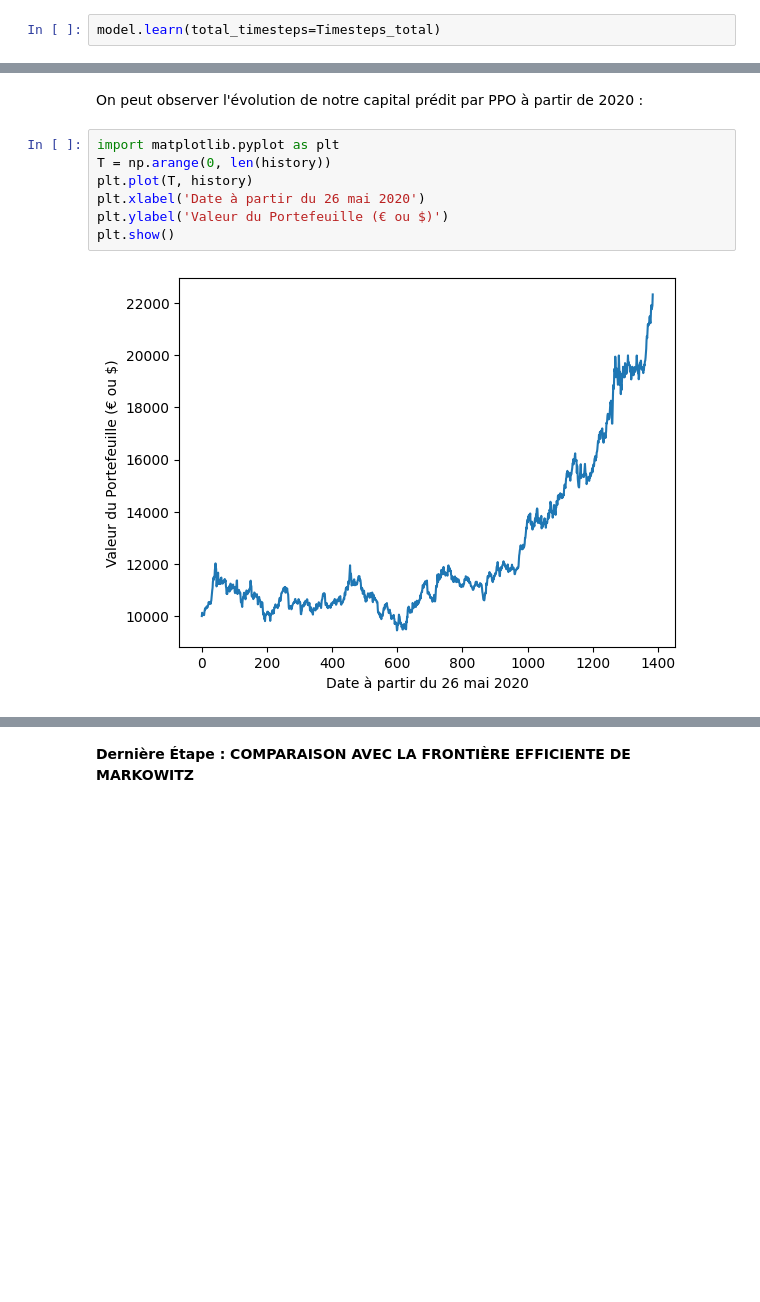
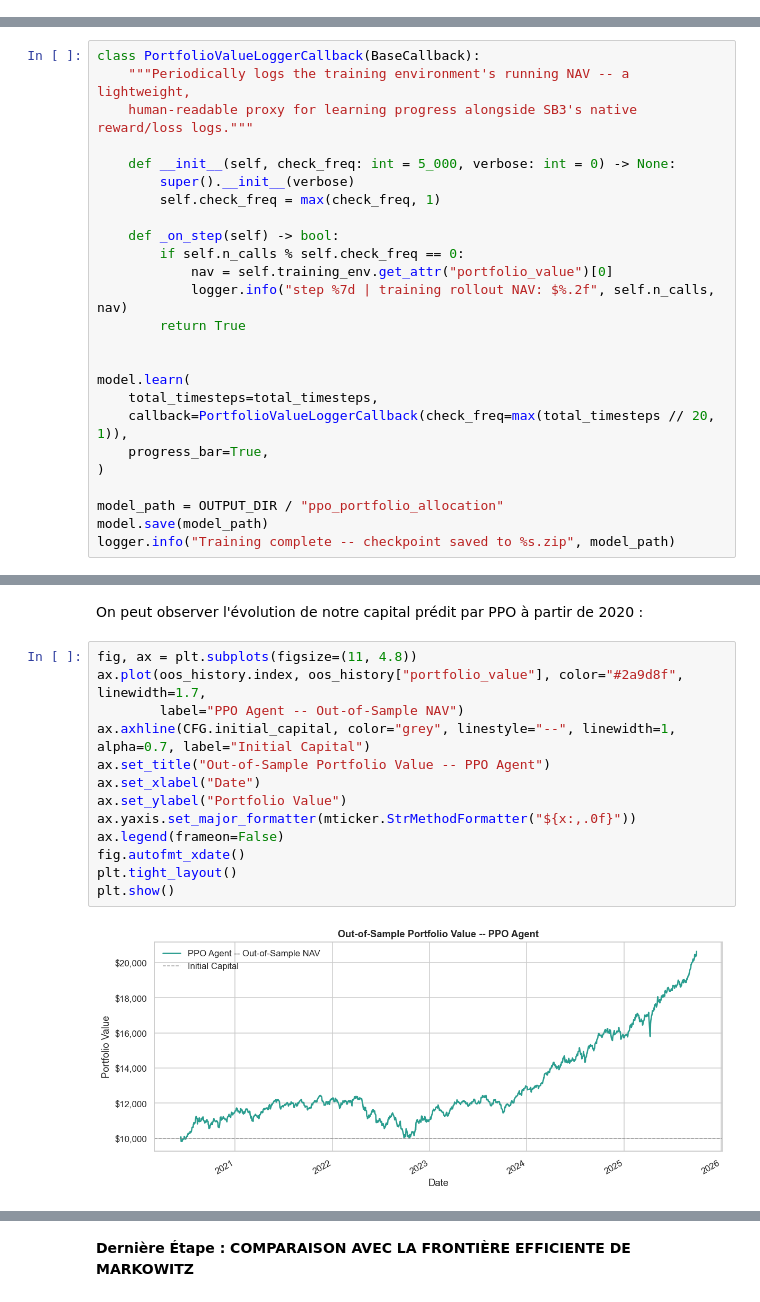
Before and after one commit to louiscie/RL-portfolio-optimization, a Jupyter notebook: Test_CAA_CIESIELSKILEDAIN_Louis.ipynb, the cells around one changed output, grey strips where cells are left out. Saved outputs shown, nothing was run; the diff lists cells and outputs as text; blank space fills up the shorter version.

```diff
--- a/Test_CAA_CIESIELSKILEDAIN_Louis.ipynb
+++ b/Test_CAA_CIESIELSKILEDAIN_Louis.ipynb
@@ -216,4 +550,2 @@ Wrapping the env in a DummyVecEnv.
 # %% [markdown]
 On entraine sur 80 % du dataset on prédit sur les 20 % restants.
-# %%
-model.learn(total_timesteps=Timesteps_total)
@@ -238,0 +552,25 @@ model.learn(total_timesteps=Timesteps_total)
+# %%
+class PortfolioValueLoggerCallback(BaseCallback):
+    """Periodically logs the training environment's running NAV -- a lightweight,
+    human-readable proxy for learning progress alongside SB3's native reward/loss logs."""
+
+    def __init__(self, check_freq: int = 5_000, verbose: int = 0) -> None:
+        super().__init__(verbose)
+        self.check_freq = max(check_freq, 1)
+
+    def _on_step(self) -> bool:
+        if self.n_calls % self.check_freq == 0:
+            nav = self.training_env.get_attr("portfolio_value")[0]
+            logger.info("step %7d | training rollout NAV: $%.2f", self.n_calls, nav)
+        return True
+
+
+model.learn(
+    total_timesteps=total_timesteps,
+    callback=PortfolioValueLoggerCallback(check_freq=max(total_timesteps // 20, 1)),
+    progress_bar=True,
+)
+
+model_path = OUTPUT_DIR / "ppo_portfolio_allocation"
+model.save(model_path)
+logger.info("Training complete -- checkpoint saved to %s.zip", model_path)
@@ -270,11 +627,17 @@ Rendement Total Net : 123.29 %
 # %% [markdown]
 On peut observer l'évolution de notre capital prédit par PPO à partir de 2020 :
-# %%
-import matplotlib.pyplot as plt
-T = np.arange(0, len(history))
-plt.plot(T, history)
-plt.xlabel('Date à partir du 26 mai 2020')
-plt.ylabel('Valeur du Portefeuille (€ ou $)')
-plt.show()
-# %% [output]
-[figure, removed]
+# %%
+fig, ax = plt.subplots(figsize=(11, 4.8))
+ax.plot(oos_history.index, oos_history["portfolio_value"], color="#2a9d8f", linewidth=1.7,
+        label="PPO Agent -- Out-of-Sample NAV")
+ax.axhline(CFG.initial_capital, color="grey", linestyle="--", linewidth=1, alpha=0.7, label="Initial Capital")
+ax.set_title("Out-of-Sample Portfolio Value -- PPO Agent")
+ax.set_xlabel("Date")
+ax.set_ylabel("Portfolio Value")
+ax.yaxis.set_major_formatter(mticker.StrMethodFormatter("${x:,.0f}"))
+ax.legend(frameon=False)
+fig.autofmt_xdate()
+plt.tight_layout()
+plt.show()
+# %% [output]
+[figure, added]
```
Also changed, not shown: parts of 28 cells of this notebook.
